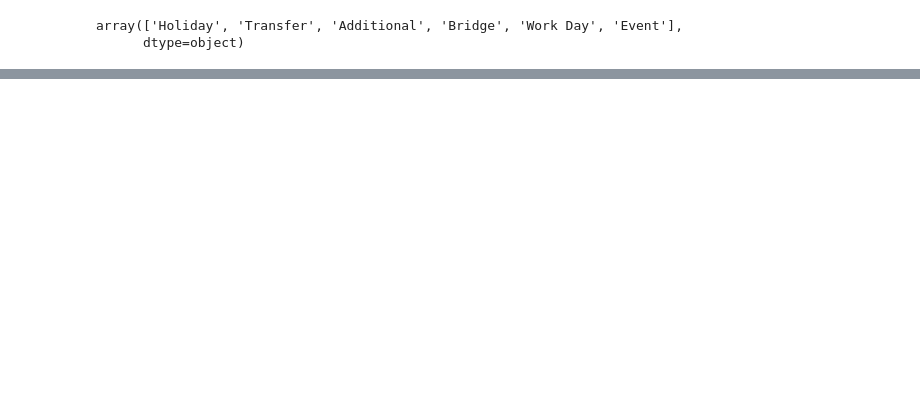
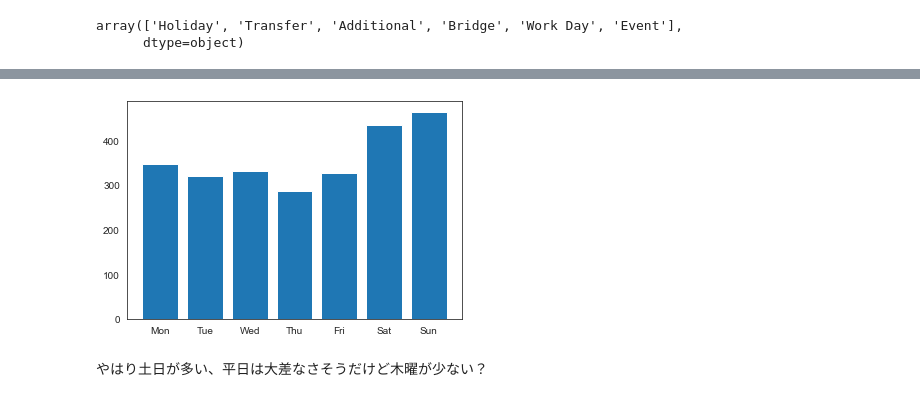
Before and after one commit to aoao010817/kaggle_StoreSales, a Jupyter notebook: EDA.ipynb, the cells around one changed output, grey strips where cells are left out. Saved outputs shown, nothing was run; the diff lists cells and outputs as text; code cells hidden in the pictures; blank space fills up the shorter version.

```diff
--- a/EDA.ipynb
+++ b/EDA.ipynb
@@ -320,0 +375,11 @@ df_train
+# %%
+df_train["date"] = pd.to_datetime(df_train["date"])
+df_train["DoW"] = df_train["date"].dt.dayofweek
+df_week_sales = df_train[["sales", "DoW"]].groupby(["DoW"], as_index=False).mean()
+plt.bar(df_week_sales["DoW"], df_week_sales["sales"])
+plt.xticks([0,1,2,3,4,5,6], ["Mon","Tue","Wed","Thu","Fri","Sat","Sun"])
+plt.show()
+# %% [output]
+[figure, added]
+# %% [markdown]
+やはり土日が多い、平日は大差なさそうだけど木曜が少ない？
```
Also changed, not shown: parts of 10 cells of this notebook, 2 other files.
